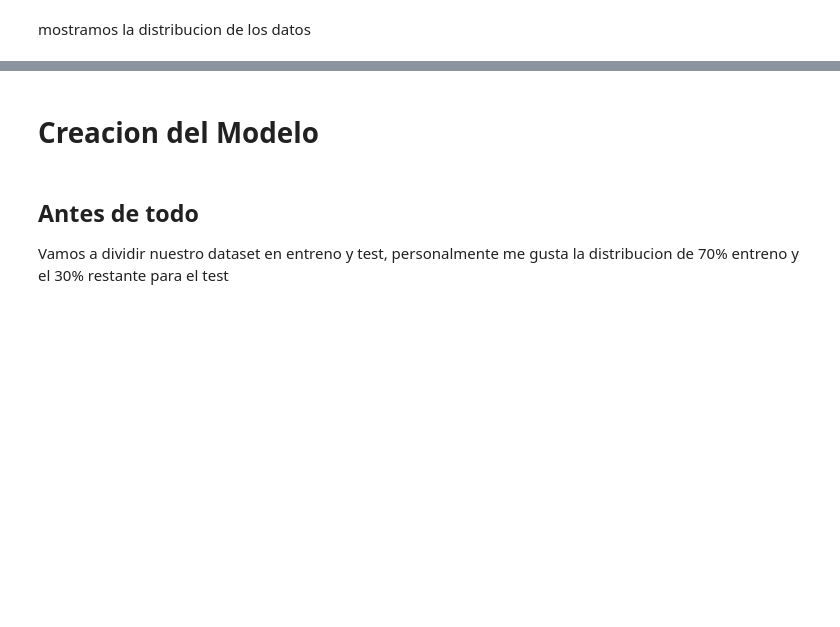
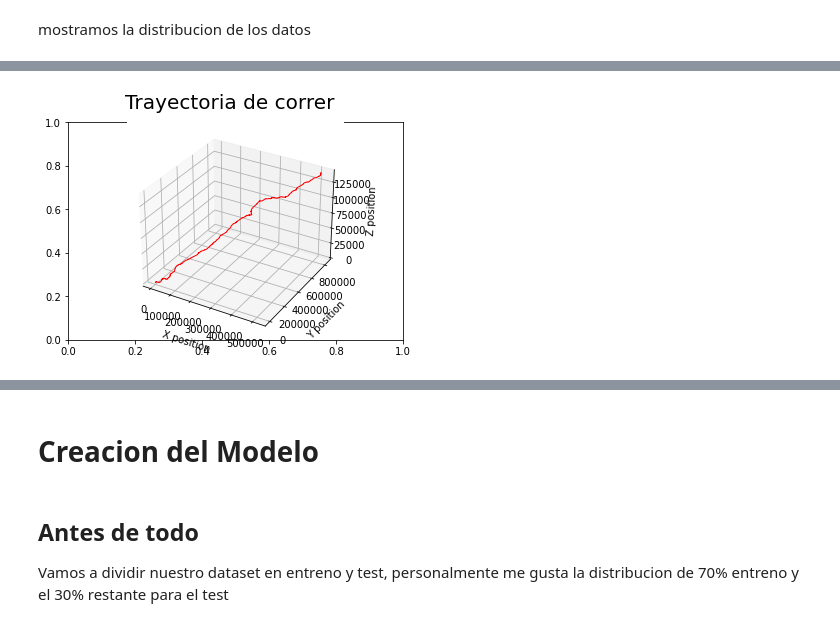
Before and after one commit to migueldemollet/Activity-Recognition, a Jupyter notebook: result.ipynb, the cells around one changed output, grey strips where cells are left out. Cells and saved outputs as stored; diff of their text form; code cells hidden in the pictures; blank space fills up the shorter version.

```diff
--- a/result.ipynb
+++ b/result.ipynb
@@ -149,0 +171,6 @@ plot_3d_scatter(df['accelerometer_X'], df['accelerometer_Y'], df['accelerometer_
+# %%
+# running
+x,y,z = select_actributs(df_running)
+plot_3d_trajectory(x, y, z, 'Trayectoria de correr')
+# %% [output]
+[figure, added]
```
Also changed, not shown: parts of 18 cells of this notebook.
